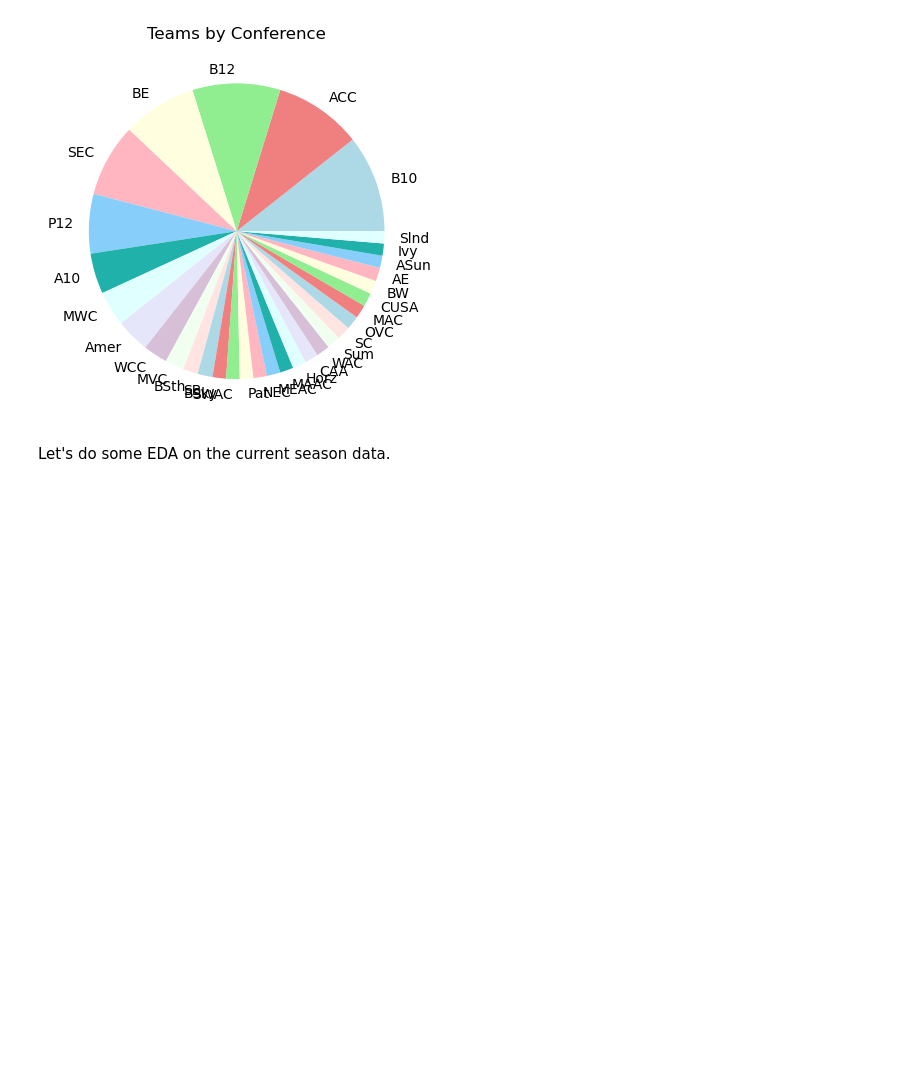
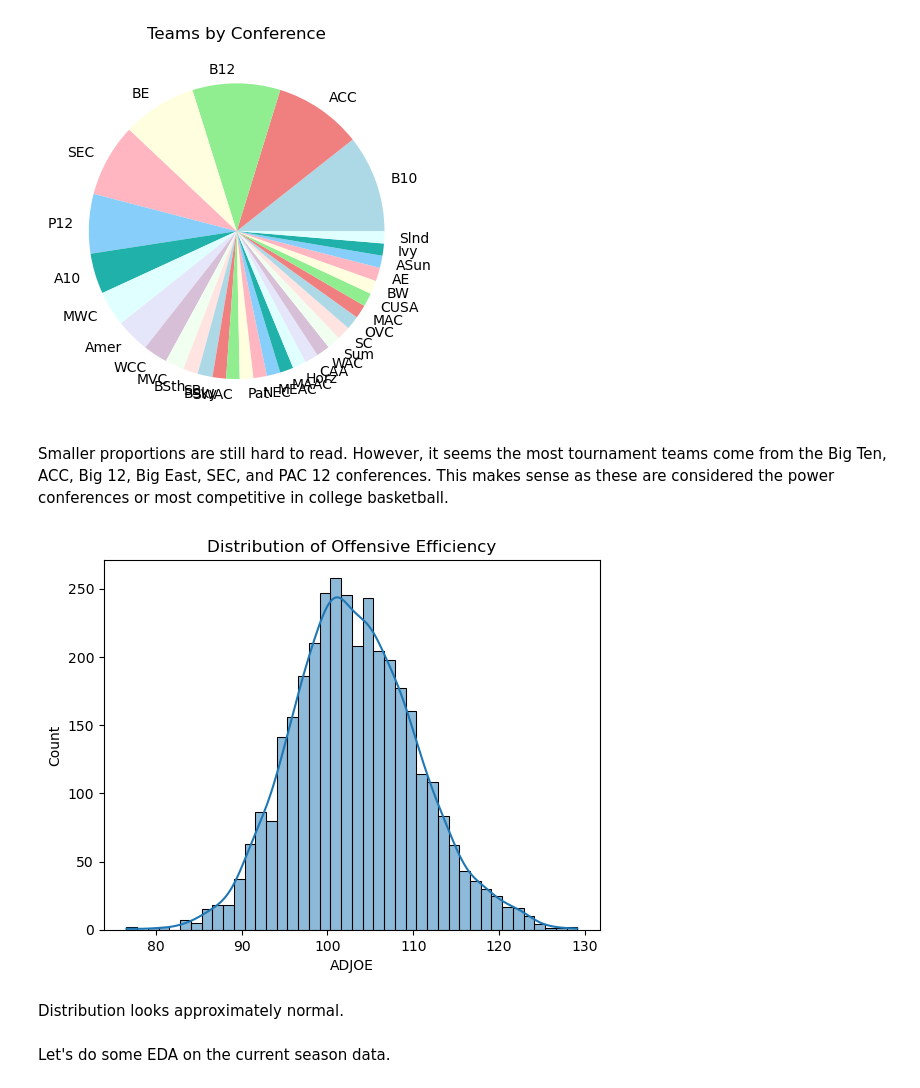
Before and after one commit to kanglee05/March-Madness-Tournament-Analysis-and-Winner-Predictor, a Jupyter notebook: March Madness Winner Predictor.ipynb, the cells around one changed output. Cells and saved outputs as stored; diff of their text form; code cells hidden in the pictures; blank space fills up the shorter version.

```diff
--- a/March Madness Winner Predictor.ipynb
+++ b/March Madness Winner Predictor.ipynb
@@ -261,6 +283,17 @@ plt.title('Teams by Conference')
 plt.show()
 # %% [output]
 [figure]
+# %% [markdown]
+Smaller proportions are still hard to read. However, it seems the most tournament teams come from the Big Ten, ACC, Big 12, Big East, SEC, and PAC 12 conferences. This makes sense as these are considered the power conferences or most competitive in college basketball.
+# %%
+# Distribution of Teams' offensive efficiency
+sns.histplot(historical_seasons['ADJOE'], kde=True)
+plt.title('Distribution of Offensive Efficiency')
+plt.show()
+# %% [output]
+[figure, added]
+# %% [markdown]
+Distribution looks approximately normal.
 # %% [markdown]
 Let's do some EDA on the current season data.
 # %%
```
Also changed, not shown: parts of 4 cells of this notebook.
